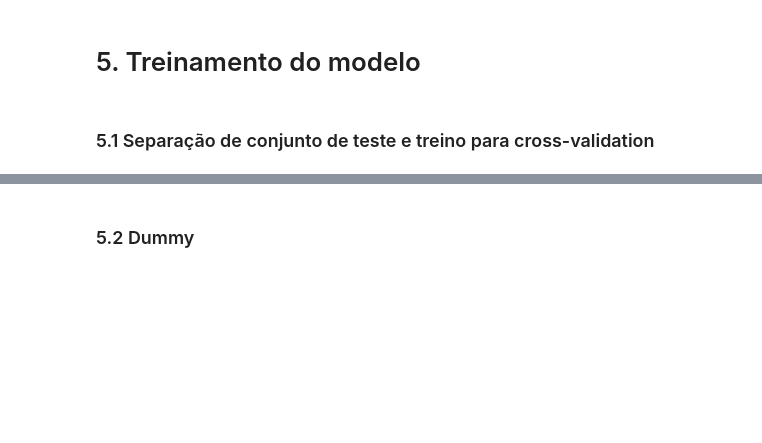
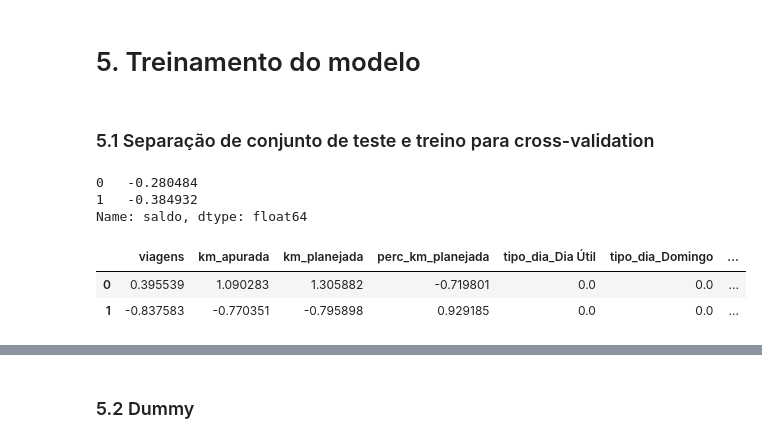
Before and after one commit to AntonioNazar/PS-2026.1, a Jupyter notebook: analise_faturamento_km.ipynb, the cells around one changed output, grey strips where cells are left out. Cells and saved outputs as stored; diff of their text form; code cells hidden in the pictures; blank space fills up the shorter version.

```diff
--- a/analise_faturamento_km.ipynb
+++ b/analise_faturamento_km.ipynb
@@ -526,3 +547,22 @@ df_ml.head()
 # 5. Treinamento do modelo
 # %% [markdown]
 ### 5.1 Separação de conjunto de teste e treino para cross-validation
+# %%
+sm.add_constant(df_ml)
+
+X = df_ml.drop(['saldo'], axis= 1)
+X_regress_linear = df_ml.drop(['saldo','km_planejada'], axis= 1)
+
+Y = df_ml['saldo']
+# %%
+Y.head(2)
+# %% [output]
+0   -0.280484
+1   -0.384932
+Name: saldo, dtype: float64
+# %%
+X.head(2)
+# %% [output]
+|  | viagens | km_apurada | km_planejada | perc_km_planejada | tipo_dia_Dia Útil | tipo_dia_Domingo | ... |
+| 0 | 0.395539 | 1.090283 | 1.305882 | -0.719801 | 0.0 | 0.0 | ... |
+| 1 | -0.837583 | -0.770351 | -0.795898 | 0.929185 | 0.0 | 0.0 | ... |
```
Also changed, not shown: parts of 16 cells of this notebook.
